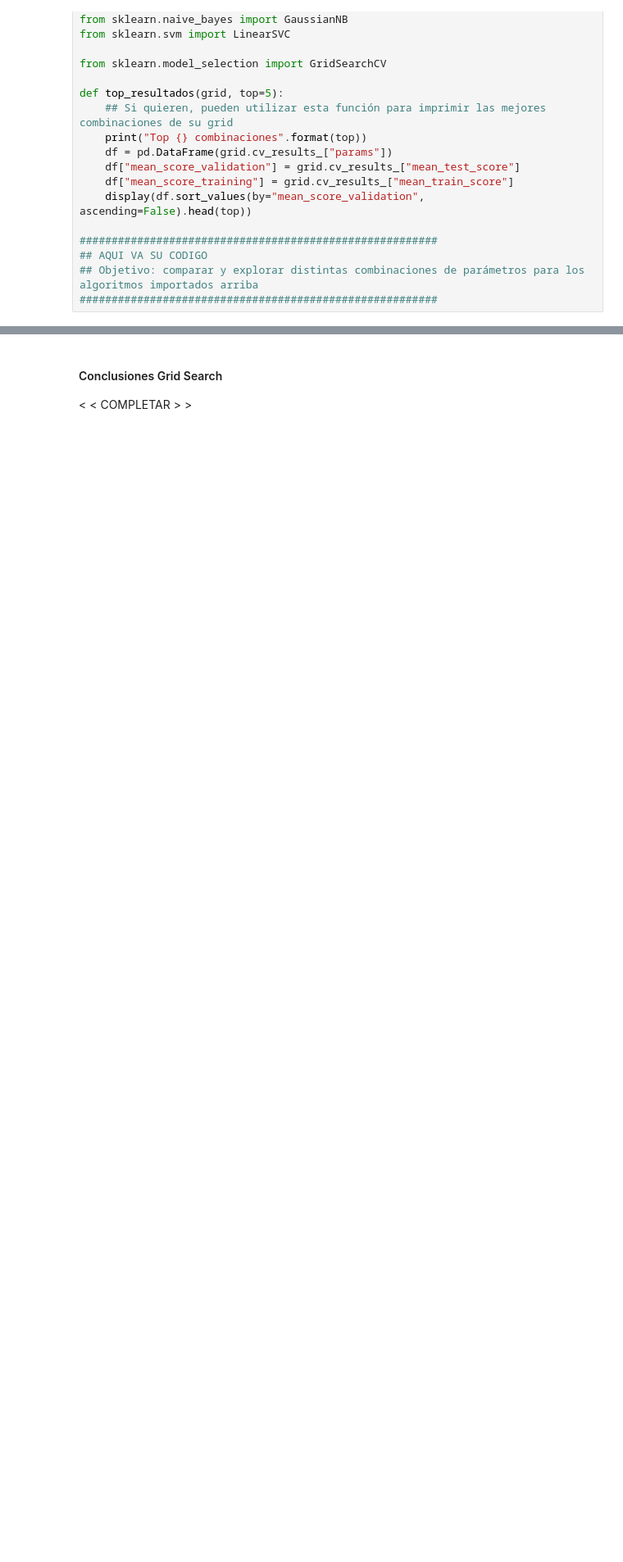
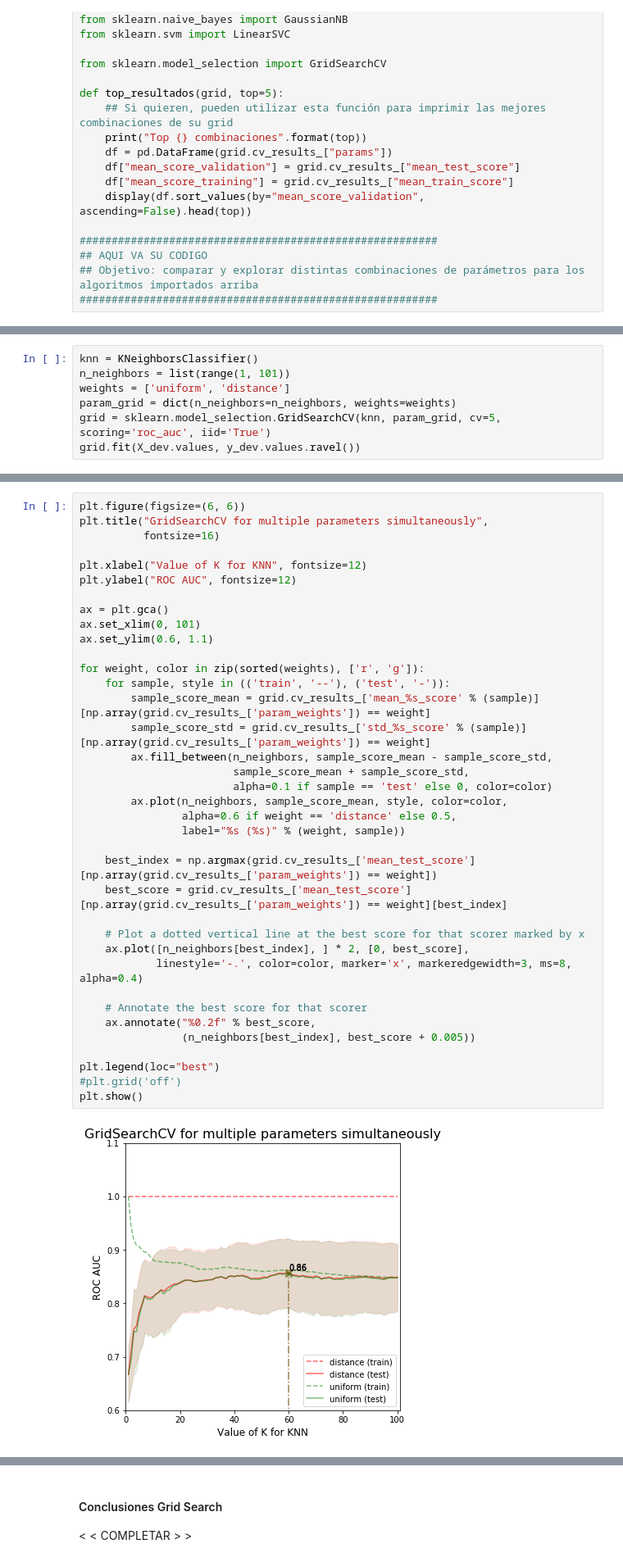
Before and after one commit to stellasm/repo_aa, a Jupyter notebook: TP1/TP1.ipynb, the cells around one changed output, grey strips where cells are left out. Shown at 82% size. Cells and saved outputs as stored; diff of their text form; blank space fills up the shorter version.

```diff
--- a/TP1/TP1.ipynb
+++ b/TP1/TP1.ipynb
@@ -353,0 +399,7 @@ def top_resultados(grid, top=5):
+# %%
+knn = KNeighborsClassifier()
+n_neighbors = list(range(1, 101))
+weights = ['uniform', 'distance']
+param_grid = dict(n_neighbors=n_neighbors, weights=weights)
+grid = sklearn.model_selection.GridSearchCV(knn, param_grid, cv=5, scoring='roc_auc', iid='True')
+grid.fit(X_dev.values, y_dev.values.ravel())
@@ -353,0 +425,39 @@ def top_resultados(grid, top=5):
+# %%
+plt.figure(figsize=(6, 6))
+plt.title("GridSearchCV for multiple parameters simultaneously",
+          fontsize=16)
+
+plt.xlabel("Value of K for KNN", fontsize=12)
+plt.ylabel("ROC AUC", fontsize=12)
+
+ax = plt.gca()
+ax.set_xlim(0, 101)
+ax.set_ylim(0.6, 1.1)
+
+for weight, color in zip(sorted(weights), ['r', 'g']):
+    for sample, style in (('train', '--'), ('test', '-')):
+        sample_score_mean = grid.cv_results_['mean_%s_score' % (sample)][np.array(grid.cv_results_['param_weights']) == weight]
+        sample_score_std = grid.cv_results_['std_%s_score' % (sample)][np.array(grid.cv_results_['param_weights']) == weight]
+        ax.fill_between(n_neighbors, sample_score_mean - sample_score_std,
+                        sample_score_mean + sample_score_std,
+                        alpha=0.1 if sample == 'test' else 0, color=color)
+        ax.plot(n_neighbors, sample_score_mean, style, color=color,
+                alpha=0.6 if weight == 'distance' else 0.5,
+                label="%s (%s)" % (weight, sample))
+
+    best_index = np.argmax(grid.cv_results_['mean_test_score'][np.array(grid.cv_results_['param_weights']) == weight])
+    best_score = grid.cv_results_['mean_test_score'][np.array(grid.cv_results_['param_weights']) == weight][best_index]
+
+    # Plot a dotted vertical line at the best score for that scorer marked by x
+    ax.plot([n_neighbors[best_index], ] * 2, [0, best_score],
+            linestyle='-.', color=color, marker='x', markeredgewidth=3, ms=8, alpha=0.4)
+
+    # Annotate the best score for that scorer
+    ax.annotate("%0.2f" % best_score,
+                (n_neighbors[best_index], best_score + 0.005))
+
+plt.legend(loc="best")
+#plt.grid('off')
+plt.show()
+# %% [output]
+[figure, added]
```
Also changed, not shown: parts of 15 cells of this notebook.
